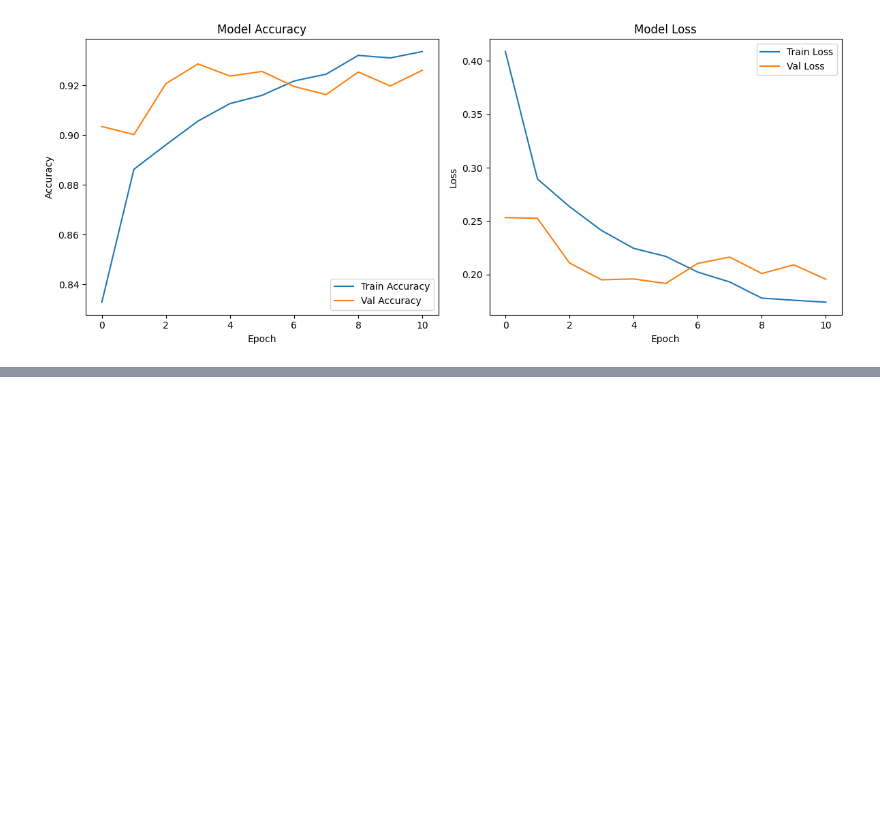
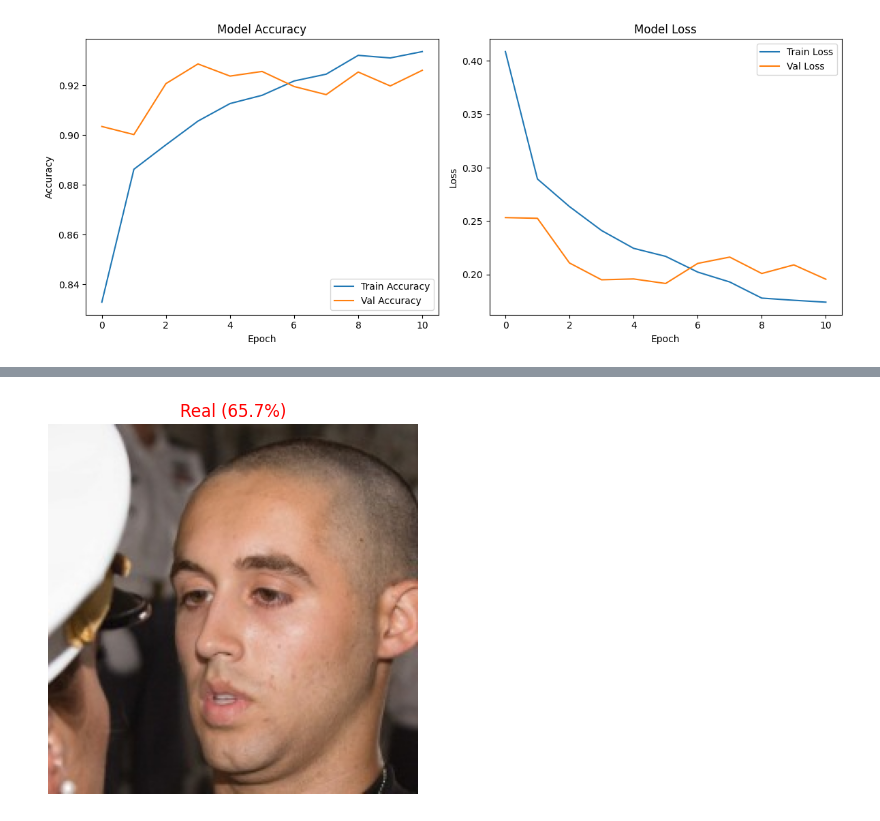
Before and after one commit to PriyanshuSahu99/Project_2025, a Jupyter notebook: code.ipynb, the cells around one changed output, grey strips where cells are left out. Saved outputs shown, nothing was run; the diff lists cells and outputs as text; code cells hidden in the pictures; blank space fills up the shorter version.

```diff
--- a/code.ipynb
+++ b/code.ipynb
@@ -343,0 +315,41 @@ predict_image(best_model,r"C:\Project 3\Train\Real\221.jpg")
+# %%
+# prediction_script.py
+import tensorflow as tf
+import matplotlib.pyplot as plt
+import numpy as np
+import os
+
+# Load the saved model
+best_model = tf.keras.models.load_model('best_model.keras')
+print("Model loaded successfully")
+
+# Prediction function (same as yours)
+def predict_image(model, image_path):
+    if not os.path.exists(image_path):
+        print(f"Error: Image not found at {image_path}")
+        return
+
+    try:
+        img = tf.keras.utils.load_img(image_path, target_size=(224, 224))
+        img_array = tf.keras.utils.img_to_array(img)
+        img_array = np.expand_dims(img_array, axis=0)
+
+
+        prediction = model.predict(img_array)
+        probability = prediction[0][0]
+
+        plt.imshow(img)
+        plt.axis('off')
+
+        if probability > 0.5:
+            plt.title(f"Real ({probability*100:.1f}%)", color='red')
+        else:
+            plt.title(f"AI-Generated ({(1-probability)*100:.1f}%)", color='green')
+        plt.show()
+    except Exception as e:
+        print(f"Error processing image: {e}")
+
+# Example usage
+if __name__ == "__main__":
+    predict_image(best_model, r"C:\Project 3\Train\Real\392.jpg")  # Adjust path
+# %% [output]
@@ -343,0 +358 @@ predict_image(best_model,r"C:\Project 3\Train\Real\221.jpg")
+[figure, added]
```
Also changed, not shown: parts of 2 cells of this notebook.
